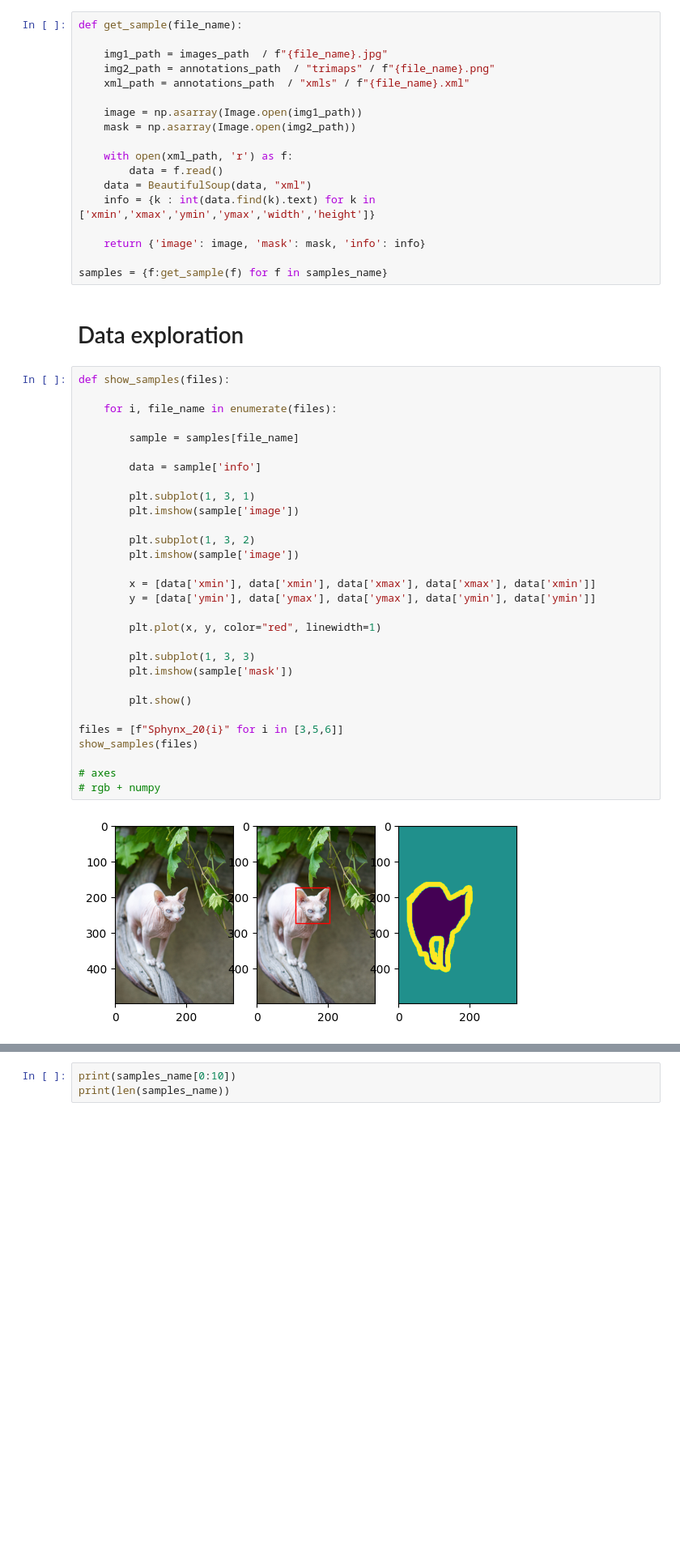
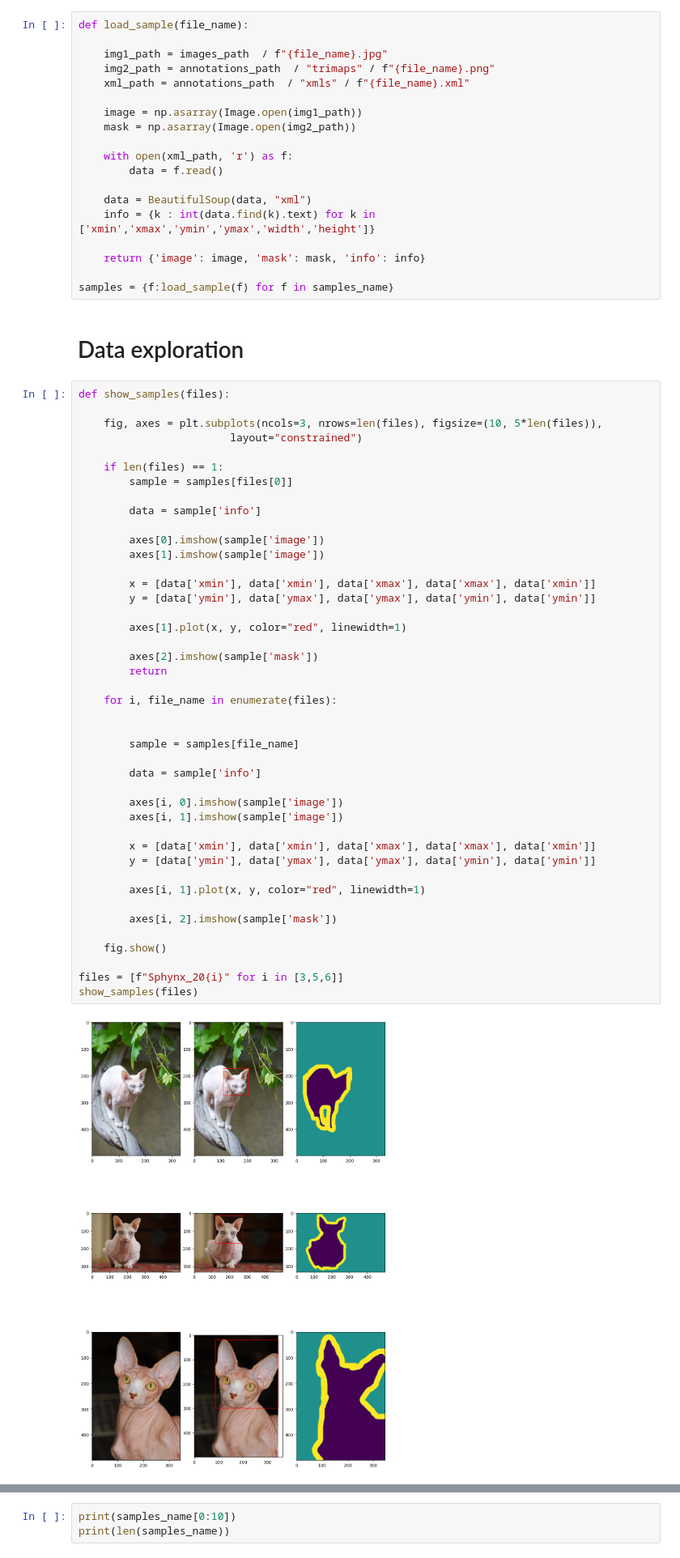
Before and after one commit to AleksandraPonikowska/glorpification, a Jupyter notebook: notebook.ipynb, the cells around one changed output, grey strips where cells are left out. Shown at 81% size. Cells and saved outputs as stored; diff of their text form; blank space fills up the shorter version.

Commit message:
Data preparation

```diff
--- a/notebook.ipynb
+++ b/notebook.ipynb
@@ -22,7 +26,7 @@ annotations_path = base_path / "annotations"/ "annotations"
 xml_path = annotations_path  / "xmls"
 samples_name = [Path(f).stem for f in listdir(xml_path) if isfile(join(xml_path, f))]
 # %%
-def get_sample(file_name):
+def load_sample(file_name):
 
     img1_path = images_path  / f"{file_name}.jpg"
     img2_path = annotations_path  / "trimaps" / f"{file_name}.png"
@@ -33,43 +37,57 @@ def get_sample(file_name):
 
     with open(xml_path, 'r') as f:
         data = f.read()
+
     data = BeautifulSoup(data, "xml")
     info = {k : int(data.find(k).text) for k in ['xmin','xmax','ymin','ymax','width','height']}
 
     return {'image': image, 'mask': mask, 'info': info}
 
-samples = {f:get_sample(f) for f in samples_name}
+samples = {f:load_sample(f) for f in samples_name}
 # %% [markdown]
 # Data exploration
 # %%
 def show_samples(files):
 
+    fig, axes = plt.subplots(ncols=3, nrows=len(files), figsize=(10, 5*len(files)),
+                        layout="constrained")
+
+    if len(files) == 1:
+        sample = samples[files[0]]
+
+        data = sample['info']
+
+        axes[0].imshow(sample['image'])
+        axes[1].imshow(sample['image'])
+
+        x = [data['xmin'], data['xmin'], data['xmax'], data['xmax'], data['xmin']]
+        y = [data['ymin'], data['ymax'], data['ymax'], data['ymin'], data['ymin']]
+
+        axes[1].plot(x, y, color="red", linewidth=1)
+
+        axes[2].imshow(sample['mask'])
+        return
+
     for i, file_name in enumerate(files):
+
 
         sample = samples[file_name]
 
         data = sample['info']
 
-        plt.subplot(1, 3, 1)
-        plt.imshow(sample['image'])
-
-        plt.subplot(1, 3, 2)
-        plt.imshow(sample['image'])
+        axes[i, 0].imshow(sample['image'])
+        axes[i, 1].imshow(sample['image'])
 
         x = [data['xmin'], data['xmin'], data['xmax'], data['xmax'], data['xmin']]
         y = [data['ymin'], data['ymax'], data['ymax'], data['ymin'], data['ymin']]
 
-        plt.plot(x, y, color="red", linewidth=1)
+        axes[i, 1].plot(x, y, color="red", linewidth=1)
 
-        plt.subplot(1, 3, 3)
-        plt.imshow(sample['mask'])
+        axes[i, 2].imshow(sample['mask'])
 
-        plt.show()
+    fig.show()
 
 files = [f"Sphynx_20{i}" for i in [3,5,6]]
 show_samples(files)
-
-# axes
-# rgb + numpy
 # %% [output]
-[figure, old version]
+[figure, new version]
```
Also changed, not shown: parts of 18 cells of this notebook.
